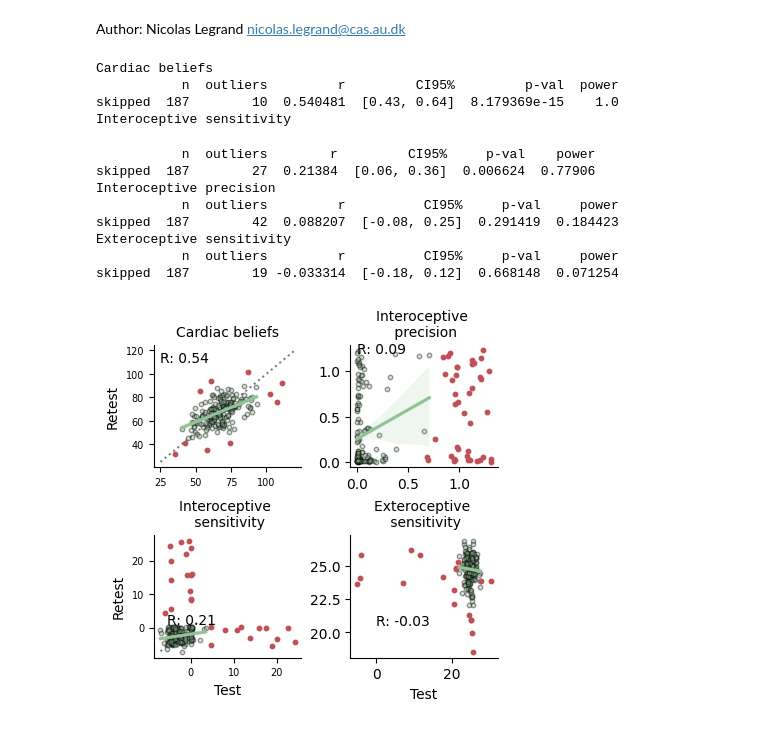
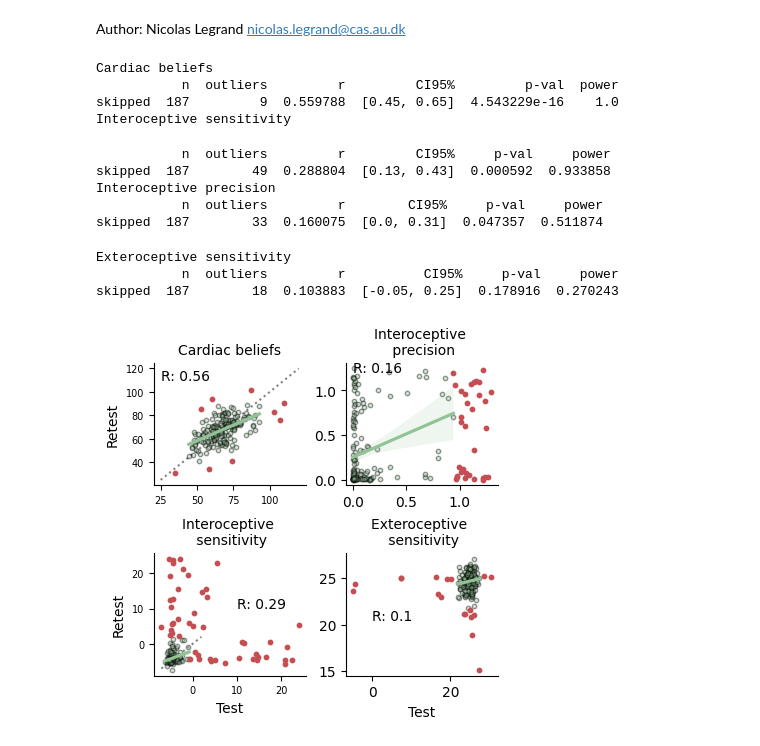
Before and after one commit to LegrandNico/ComputationalCardioception, a Jupyter notebook: code/notebooks/Figure_4_correlations.ipynb, the cells around one changed output. Saved outputs shown, nothing was run; the diff lists cells and outputs as text; code cells hidden in the pictures.

Commit message:
notebooks and figures

```diff
--- a/code/notebooks/Figure_4_correlations.ipynb
+++ b/code/notebooks/Figure_4_correlations.ipynb
@@ -83,7 +83,7 @@ axs[1, 0].annotate(
             2,
         )
     }",
-    (-5.5, 1),
+    (10, 10),
 )
 print("Interoceptive sensitivity")
 print(
@@ -162,39 +162,39 @@ print(
     pg.corr(
         x=merged["logit_exteroceptive_sensitivity_del1"].to_numpy(),
         y=merged["logit_exteroceptive_sensitivity_del2"].to_numpy(),
         method="skipped",
     )
 )
 
 axs[0, 0].plot((25, 120), (25, 120), linestyle=":", color="gray", zorder=0)
 axs[0, 0].tick_params(axis="both", labelsize=7)
 axs[1, 0].plot((-7, 2), (-7, 2), linestyle=":", color="gray", zorder=0)
 axs[1, 0].tick_params(axis="both", labelsize=7)
 
 axs[0, 0].set_title("Cardiac beliefs", fontsize=10)
 axs[0, 1].set_title("Interoceptive \n precision", fontsize=10)
 axs[1, 0].set_title("Interoceptive \n sensitivity", fontsize=10)
 axs[1, 1].set_title("Exteroceptive \n sensitivity", fontsize=10)
 
 axs[0, 0].set(xlabel=None, ylabel="Retest")
 axs[1, 0].set(xlabel="Test", ylabel="Retest")
 axs[0, 1].set(xlabel=None, ylabel=None)
 axs[1, 1].set(xlabel="Test", ylabel=None)
 
 sns.despine()
 
 plt.savefig(Path().cwd().parent.parent / "figures" / "figure_4_reliability.svg")
 # %% [output]
 Cardiac beliefs
            n  outliers         r         CI95%         p-val  power
-skipped  187        10  0.540481  [0.43, 0.64]  8.179369e-15    1.0
+skipped  187         9  0.559788  [0.45, 0.65]  4.543229e-16    1.0
 Interoceptive sensitivity
-           n  outliers        r         CI95%     p-val    power
-skipped  187        27  0.21384  [0.06, 0.36]  0.006624  0.77906
+           n  outliers         r         CI95%     p-val     power
+skipped  187        49  0.288804  [0.13, 0.43]  0.000592  0.933858
 Interoceptive precision
-           n  outliers         r          CI95%     p-val     power
-skipped  187        42  0.088207  [-0.08, 0.25]  0.291419  0.184423
-Exteroceptive sensitivity
-           n  outliers         r          CI95%     p-val     power
-skipped  187        19 -0.033314  [-0.18, 0.12]  0.668148  0.071254
+           n  outliers         r        CI95%     p-val     power
+skipped  187        33  0.160075  [0.0, 0.31]  0.047357  0.511874
+Exteroceptive sensitivity
+           n  outliers         r          CI95%     p-val     power
+skipped  187        18  0.103883  [-0.05, 0.25]  0.178916  0.270243
-[figure, old version]
+[figure, new version]
```
Also changed, not shown: 9 other files.
